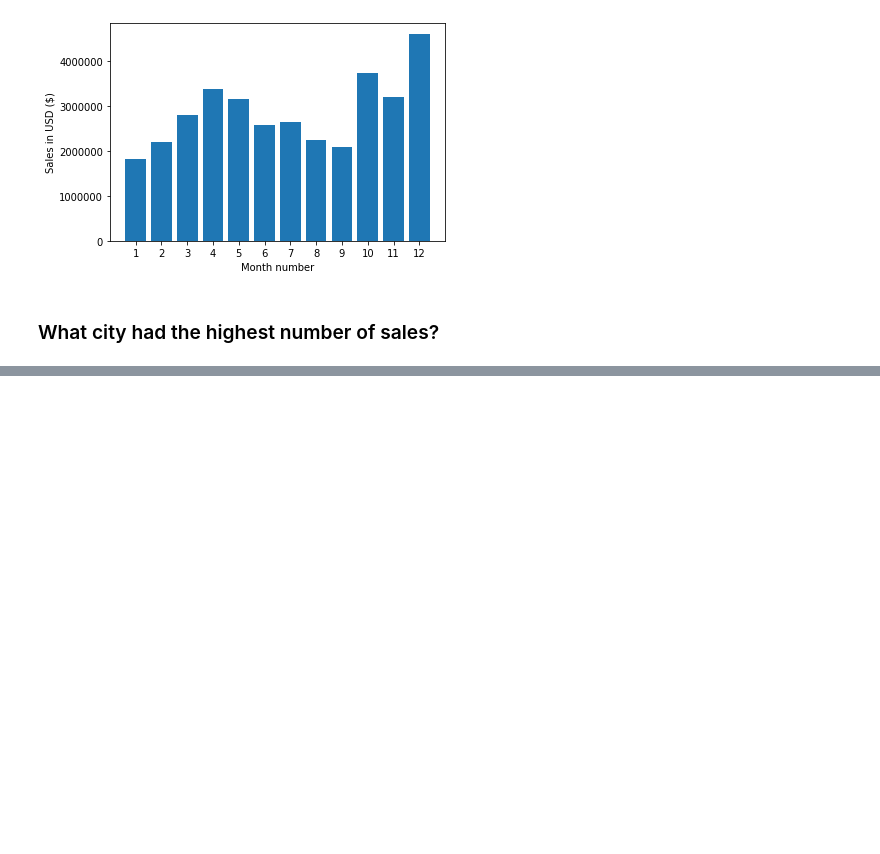
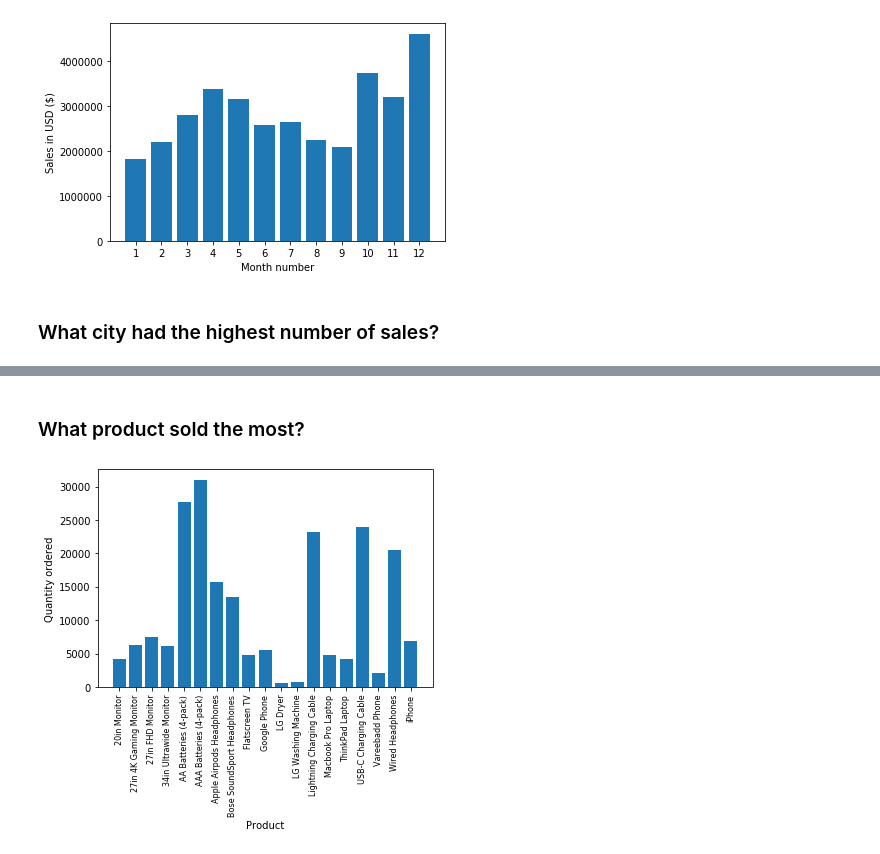
Before and after one commit to AgnesGru/Solving-real-world-data-science-projects, a Jupyter notebook: Analysys.ipynb, the cells around one changed output, grey strips where cells are left out. Saved outputs shown, nothing was run; the diff lists cells and outputs as text; code cells hidden in the pictures; blank space fills up the shorter version.

```diff
--- a/Analysys.ipynb
+++ b/Analysys.ipynb
@@ -171,0 +224,7 @@ plt.show()
+# %%
+df = all_data[all_data['Order ID'].duplicated(keep = False)] # False is because we want all occurance of duplicate
+
+df['Grouped']= df.groupby('Order ID')['Product'].transform(lambda x: ','.join(x)) # we created new column and we grouped by ID and we want only Products
+# transform
+df = df[['Order ID', 'Grouped']].drop_duplicates()
+df.head()
@@ -171,0 +269,19 @@ plt.show()
+# %% [markdown]
+### What product sold the most?
+# %%
+import matplotlib.pyplot as plt
+
+# all_data.head()
+product_group = all_data.groupby('Product')
+quantity_ordered = product_group.sum()['Quantity Ordered']
+
+products = [product for product, df in product_group ]
+
+plt.bar(products, quantity_ordered)
+plt.xticks(products, rotation = 'vertical', size = 8)
+plt.xlabel('Product')
+plt.ylabel('Quantity ordered')
+
+plt.show()
+# %% [output]
+[figure, added]
```
Also changed, not shown: parts of 18 cells of this notebook.
